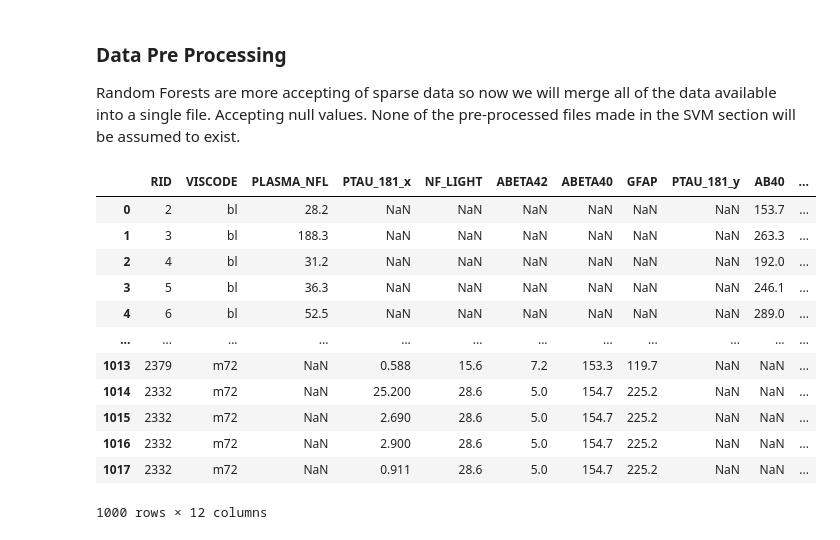
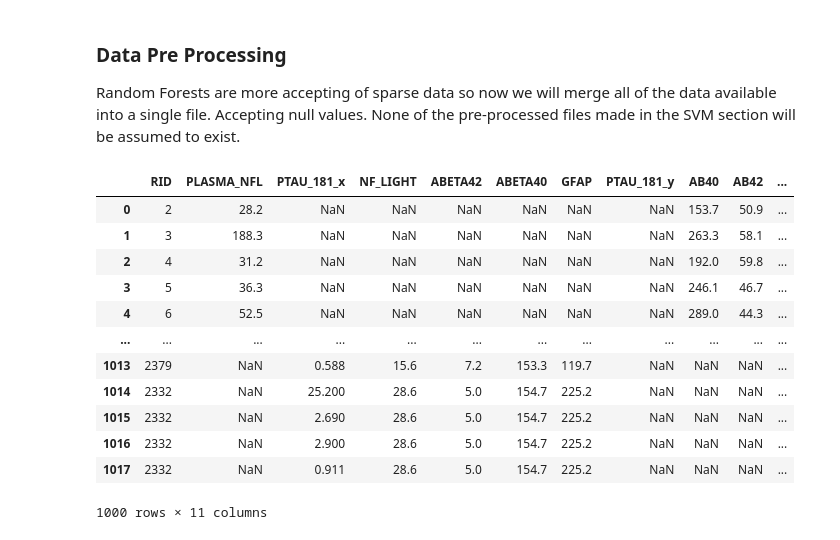
Before and after one commit to danielmakin/NoMoreAlzheimersDisease, a Jupyter notebook: main.ipynb, the cells around one changed output. Saved outputs shown, nothing was run; the diff lists cells and outputs as text; code cells hidden in the pictures.

```diff
--- a/main.ipynb
+++ b/main.ipynb
@@ -411,43 +411,44 @@ fnih = pd.read_csv('Data/Plasma/FNIH_PLASMA_PTAU181_PROJECT_27Nov2023.csv')[['RI
 plasmaab = pd.read_csv('Data/Plasma/PLASMA_ABETA_PROJECT_ADX_VUMC_27Nov2023.csv')[['RID', 'VISCODE2', 'NF_LIGHT', 'ABETA42', 'ABETA40', 'GFAP']]
 ugot = pd.read_csv('Data/Plasma/UGOTPTAU181_06_18_20_27Nov2023.csv')[['RID', 'VISCODE2', 'PLASMAPTAU181']] # RENAME PTAU
 dian = pd.read_csv('Data/Plasma/UPENNPLASMA_27Nov2023.csv')[['RID', 'VISCODE', 'AB40', 'AB42']]
 
 # Rename all of the VISCODE2 => VISCODE for merging
 blen.rename(columns={'VISCODE2': 'VISCODE'}, inplace=True)
 fnih.rename(columns={'VISCODE2': 'VISCODE'}, inplace=True)
 plasmaab.rename(columns={'VISCODE2': 'VISCODE'}, inplace=True)
 ugot.rename(columns={'VISCODE2': 'VISCODE'}, inplace=True)
 
 # Rename PLASMAPTAU181 => PTAU_181 for merging
 ugot.rename(columns={'PLASMAPTAU181' : 'PTAU_181'}, inplace=True)
 
 # Attempt to merge
 df = pd.merge(blen, fnih, on=['RID', 'VISCODE'], how='outer')
 df = pd.merge(df, plasmaab, on=['RID', 'VISCODE'], how='outer')
 df = pd.merge(df, ugot, on=['RID', 'VISCODE'], how='outer')
 df = pd.merge(df, dian, on=['RID', 'VISCODE'], how='outer')
 
 # Now assign a label to each item
 labels = pd.read_csv('Data/ADNIMERGE_15Jun2023.csv')[['RID', 'VISCODE', 'DX']]
 df = pd.merge(df, labels[['RID', 'VISCODE', 'DX']], on=['RID', 'VISCODE'], how='left').replace('CN', 'SCD').replace('Dementia', 'AD')
 
 # Remove any items that couldn't be classified
 df = df.dropna(subset=['DX'])
+df.drop("VISCODE", inplace=True, axis=1)
 
 df.to_csv('Data/TempFiles/all_merged.csv')
 
 df.head(1000)
 # %% [output]
-|  | RID | VISCODE | PLASMA_NFL | PTAU_181_x | NF_LIGHT | ABETA42 | ABETA40 | GFAP | PTAU_181_y | AB40 | ... |
-| 0 | 2 | bl | 28.2 | NaN | NaN | NaN | NaN | NaN | NaN | 153.7 | ... |
-| 1 | 3 | bl | 188.3 | NaN | NaN | NaN | NaN | NaN | NaN | 263.3 | ... |
-| 2 | 4 | bl | 31.2 | NaN | NaN | NaN | NaN | NaN | NaN | 192.0 | ... |
-| 3 | 5 | bl | 36.3 | NaN | NaN | NaN | NaN | NaN | NaN | 246.1 | ... |
-| 4 | 6 | bl | 52.5 | NaN | NaN | NaN | NaN | NaN | NaN | 289.0 | ... |
+|  | RID | PLASMA_NFL | PTAU_181_x | NF_LIGHT | ABETA42 | ABETA40 | GFAP | PTAU_181_y | AB40 | AB42 | ... |
+| 0 | 2 | 28.2 | NaN | NaN | NaN | NaN | NaN | NaN | 153.7 | 50.9 | ... |
+| 1 | 3 | 188.3 | NaN | NaN | NaN | NaN | NaN | NaN | 263.3 | 58.1 | ... |
+| 2 | 4 | 31.2 | NaN | NaN | NaN | NaN | NaN | NaN | 192.0 | 59.8 | ... |
+| 3 | 5 | 36.3 | NaN | NaN | NaN | NaN | NaN | NaN | 246.1 | 46.7 | ... |
+| 4 | 6 | 52.5 | NaN | NaN | NaN | NaN | NaN | NaN | 289.0 | 44.3 | ... |
 | ... | ... | ... | ... | ... | ... | ... | ... | ... | ... | ... | ... |
-| 1013 | 2379 | m72 | NaN | 0.588 | 15.6 | 7.2 | 153.3 | 119.7 | NaN | NaN | ... |
-| 1014 | 2332 | m72 | NaN | 25.200 | 28.6 | 5.0 | 154.7 | 225.2 | NaN | NaN | ... |
-| 1015 | 2332 | m72 | NaN | 2.690 | 28.6 | 5.0 | 154.7 | 225.2 | NaN | NaN | ... |
-| 1016 | 2332 | m72 | NaN | 2.900 | 28.6 | 5.0 | 154.7 | 225.2 | NaN | NaN | ... |
-| 1017 | 2332 | m72 | NaN | 0.911 | 28.6 | 5.0 | 154.7 | 225.2 | NaN | NaN | ... |
+| 1013 | 2379 | NaN | 0.588 | 15.6 | 7.2 | 153.3 | 119.7 | NaN | NaN | NaN | ... |
+| 1014 | 2332 | NaN | 25.200 | 28.6 | 5.0 | 154.7 | 225.2 | NaN | NaN | NaN | ... |
+| 1015 | 2332 | NaN | 2.690 | 28.6 | 5.0 | 154.7 | 225.2 | NaN | NaN | NaN | ... |
+| 1016 | 2332 | NaN | 2.900 | 28.6 | 5.0 | 154.7 | 225.2 | NaN | NaN | NaN | ... |
+| 1017 | 2332 | NaN | 0.911 | 28.6 | 5.0 | 154.7 | 225.2 | NaN | NaN | NaN | ... |
-1000 rows × 12 columns
+1000 rows × 11 columns
```
Also changed, not shown: parts of 3 cells of this notebook.
